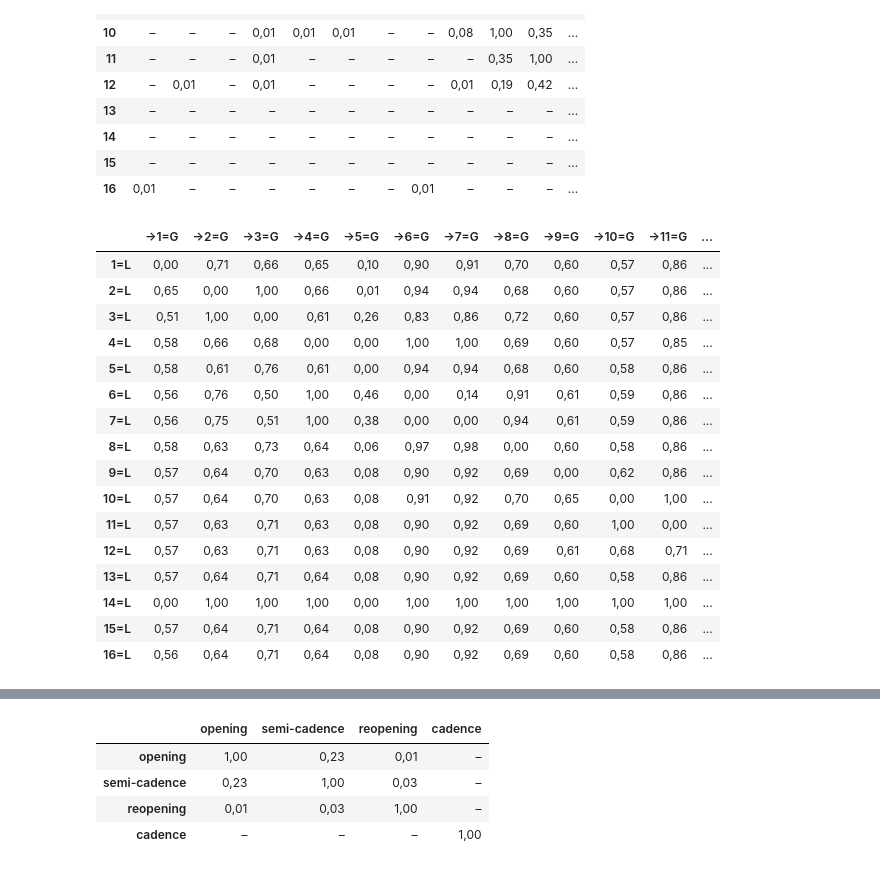
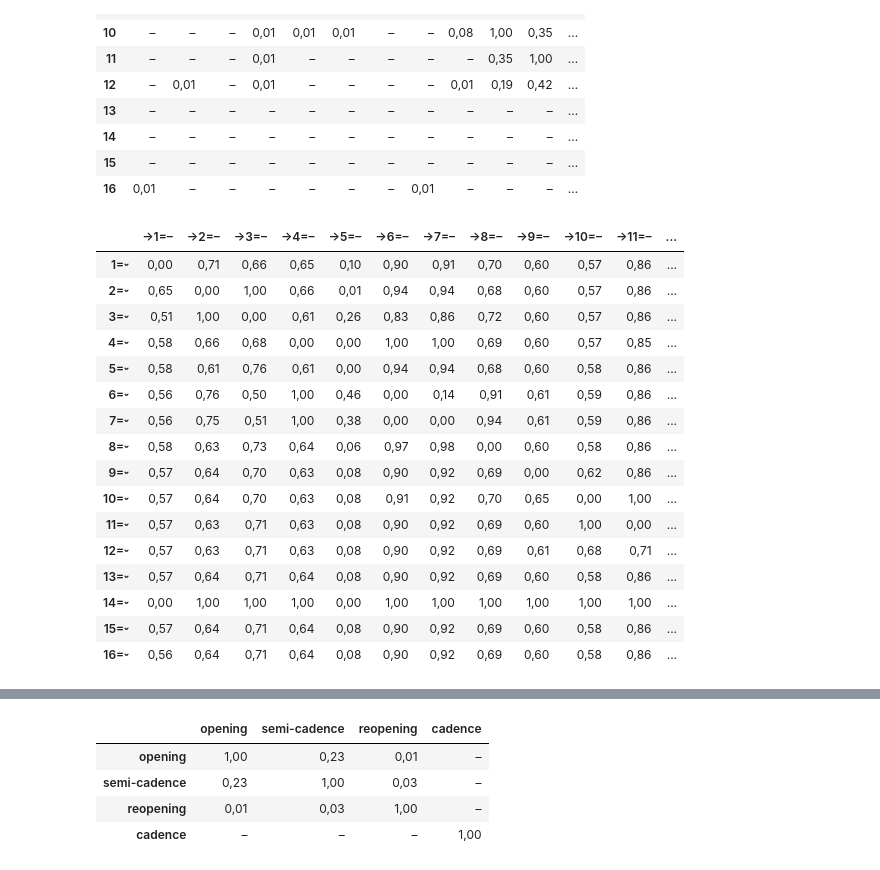
Before and after one commit to kmein/shloka, a Jupyter notebook: statistics.ipynb, the cells around one changed output, grey strips where cells are left out. Saved outputs shown, nothing was run; the diff lists cells and outputs as text; code cells hidden in the pictures.

```diff
--- a/statistics.ipynb
+++ b/statistics.ipynb
@@ -73,6 +73,9 @@ df
 | 158501 | 18 | 5 | 54 | c | Verse | yo bhArataM samadhigacchati vAcya... | o bh.Ar.at.aM s.am.adh.ig.acch.at... | V C.VC.vC.vC C.vC.vC.vC.vCC.vC.v ... | G.GLG.LLLGLL.GLGL; G.GL.GLLLG.LLGLGL |
 158502 rows × 9 columns
 # %%
+df["Quantitäten + Wortgrenzen"] = df["Quantitäten + Wortgrenzen"].apply(
+    lambda x: x.replace("G", "–").replace("L", "⏑")
+)
 df["Quantitäten"] = df["Quantitäten + Wortgrenzen"].apply(
     lambda x: x.replace(".", "")
 )
@@ -191,7 +194,7 @@ shlokas = shlokas[~(
 # _Pathyā_ oder _Vipulā_
 # %%
 shlokas["Typ"] = shlokas["Quantitäten"].apply(
-    lambda lengths: "Pathyā" if lengths[4:7] == "LGG" else "Vipulā"
+    lambda lengths: "Pathyā" if lengths[4:7] == "⏑––" else "Vipulā"
 )
 # %%
 shlokas["Typ"].value_counts()
@@ -633,42 +627,42 @@ for i in range(16):
     for j in range(16):
         try:
             counts_laghu[i, j] = shlokas[
-                shlokas["Quantitäten"].str[i] == "L"
-            ]["Quantitäten"].str[j].value_counts(normalize=True)["G"]
+                shlokas["Quantitäten"].str[i] == "⏑"
+            ]["Quantitäten"].str[j].value_counts(normalize=True)["–"]
         except:
             counts_laghu[i, j] = 0
         try:
             counts_guru[i, j] = shlokas[
-                shlokas["Quantitäten"].str[i] == "G"
-            ]["Quantitäten"].str[j].value_counts(normalize=True)["G"]
+                shlokas["Quantitäten"].str[i] == "–"
+            ]["Quantitäten"].str[j].value_counts(normalize=True)["–"]
         except:
             counts_guru[i, j] = 0
 # %%
 conditioned_syllable_laghu = pd.DataFrame(counts_laghu).rename(
-    index=lambda x: f"{x+1}=L", columns=lambda x: f"→{x+1}=G"
+    index=lambda x: f"{x+1}=⏑", columns=lambda x: f"→{x+1}=–"
 )
 write_table(conditioned_syllable_laghu, "conditioned_syllable_laghu",
             caption="Bedingte Wahrscheinlichkeiten für schwere Silben, "
                     "abhängig von einer bestimmten leichten Silbe",
             heatmap=True, axis=None)
 conditioned_syllable_laghu.style.background_gradient(axis=None, cmap=cm)
 # %% [output]
-|  | →1=G | →2=G | →3=G | →4=G | →5=G | →6=G | →7=G | →8=G | →9=G | →10=G | →11=G | ... |
-| 1=L | 0,00 | 0,71 | 0,66 | 0,65 | 0,10 | 0,90 | 0,91 | 0,70 | 0,60 | 0,57 | 0,86 | ... |
-| 2=L | 0,65 | 0,00 | 1,00 | 0,66 | 0,01 | 0,94 | 0,94 | 0,68 | 0,60 | 0,57 | 0,86 | ... |
-| 3=L | 0,51 | 1,00 | 0,00 | 0,61 | 0,26 | 0,83 | 0,86 | 0,72 | 0,60 | 0,57 | 0,86 | ... |
-| 4=L | 0,58 | 0,66 | 0,68 | 0,00 | 0,00 | 1,00 | 1,00 | 0,69 | 0,60 | 0,57 | 0,85 | ... |
-| 5=L | 0,58 | 0,61 | 0,76 | 0,61 | 0,00 | 0,94 | 0,94 | 0,68 | 0,60 | 0,58 | 0,86 | ... |
-| 6=L | 0,56 | 0,76 | 0,50 | 1,00 | 0,46 | 0,00 | 0,14 | 0,91 | 0,61 | 0,59 | 0,86 | ... |
-| 7=L | 0,56 | 0,75 | 0,51 | 1,00 | 0,38 | 0,00 | 0,00 | 0,94 | 0,61 | 0,59 | 0,86 | ... |
-| 8=L | 0,58 | 0,63 | 0,73 | 0,64 | 0,06 | 0,97 | 0,98 | 0,00 | 0,60 | 0,58 | 0,86 | ... |
-| 9=L | 0,57 | 0,64 | 0,70 | 0,63 | 0,08 | 0,90 | 0,92 | 0,69 | 0,00 | 0,62 | 0,86 | ... |
-| 10=L | 0,57 | 0,64 | 0,70 | 0,63 | 0,08 | 0,91 | 0,92 | 0,70 | 0,65 | 0,00 | 1,00 | ... |
-| 11=L | 0,57 | 0,63 | 0,71 | 0,63 | 0,08 | 0,90 | 0,92 | 0,69 | 0,60 | 1,00 | 0,00 | ... |
-| 12=L | 0,57 | 0,63 | 0,71 | 0,63 | 0,08 | 0,90 | 0,92 | 0,69 | 0,61 | 0,68 | 0,71 | ... |
-| 13=L | 0,57 | 0,64 | 0,71 | 0,64 | 0,08 | 0,90 | 0,92 | 0,69 | 0,60 | 0,58 | 0,86 | ... |
-| 14=L | 0,00 | 1,00 | 1,00 | 1,00 | 0,00 | 1,00 | 1,00 | 1,00 | 1,00 | 1,00 | 1,00 | ... |
-| 15=L | 0,57 | 0,64 | 0,71 | 0,64 | 0,08 | 0,90 | 0,92 | 0,69 | 0,60 | 0,58 | 0,86 | ... |
-| 16=L | 0,56 | 0,64 | 0,71 | 0,64 | 0,08 | 0,90 | 0,92 | 0,69 | 0,60 | 0,58 | 0,86 | ... |
+|  | →1=– | →2=– | →3=– | →4=– | →5=– | →6=– | →7=– | →8=– | →9=– | →10=– | →11=– | ... |
+| 1=⏑ | 0,00 | 0,71 | 0,66 | 0,65 | 0,10 | 0,90 | 0,91 | 0,70 | 0,60 | 0,57 | 0,86 | ... |
+| 2=⏑ | 0,65 | 0,00 | 1,00 | 0,66 | 0,01 | 0,94 | 0,94 | 0,68 | 0,60 | 0,57 | 0,86 | ... |
+| 3=⏑ | 0,51 | 1,00 | 0,00 | 0,61 | 0,26 | 0,83 | 0,86 | 0,72 | 0,60 | 0,57 | 0,86 | ... |
+| 4=⏑ | 0,58 | 0,66 | 0,68 | 0,00 | 0,00 | 1,00 | 1,00 | 0,69 | 0,60 | 0,57 | 0,85 | ... |
+| 5=⏑ | 0,58 | 0,61 | 0,76 | 0,61 | 0,00 | 0,94 | 0,94 | 0,68 | 0,60 | 0,58 | 0,86 | ... |
+| 6=⏑ | 0,56 | 0,76 | 0,50 | 1,00 | 0,46 | 0,00 | 0,14 | 0,91 | 0,61 | 0,59 | 0,86 | ... |
+| 7=⏑ | 0,56 | 0,75 | 0,51 | 1,00 | 0,38 | 0,00 | 0,00 | 0,94 | 0,61 | 0,59 | 0,86 | ... |
+| 8=⏑ | 0,58 | 0,63 | 0,73 | 0,64 | 0,06 | 0,97 | 0,98 | 0,00 | 0,60 | 0,58 | 0,86 | ... |
+| 9=⏑ | 0,57 | 0,64 | 0,70 | 0,63 | 0,08 | 0,90 | 0,92 | 0,69 | 0,00 | 0,62 | 0,86 | ... |
+| 10=⏑ | 0,57 | 0,64 | 0,70 | 0,63 | 0,08 | 0,91 | 0,92 | 0,70 | 0,65 | 0,00 | 1,00 | ... |
+| 11=⏑ | 0,57 | 0,63 | 0,71 | 0,63 | 0,08 | 0,90 | 0,92 | 0,69 | 0,60 | 1,00 | 0,00 | ... |
+| 12=⏑ | 0,57 | 0,63 | 0,71 | 0,63 | 0,08 | 0,90 | 0,92 | 0,69 | 0,61 | 0,68 | 0,71 | ... |
+| 13=⏑ | 0,57 | 0,64 | 0,71 | 0,64 | 0,08 | 0,90 | 0,92 | 0,69 | 0,60 | 0,58 | 0,86 | ... |
+| 14=⏑ | 0,00 | 1,00 | 1,00 | 1,00 | 0,00 | 1,00 | 1,00 | 1,00 | 1,00 | 1,00 | 1,00 | ... |
+| 15=⏑ | 0,57 | 0,64 | 0,71 | 0,64 | 0,08 | 0,90 | 0,92 | 0,69 | 0,60 | 0,58 | 0,86 | ... |
+| 16=⏑ | 0,56 | 0,64 | 0,71 | 0,64 | 0,08 | 0,90 | 0,92 | 0,69 | 0,60 | 0,58 | 0,86 | ... |
 # %%
 conditioned_syllable_guru = pd.DataFrame(counts_guru).rename(
```
Also changed, not shown: parts of 42 cells of this notebook.
